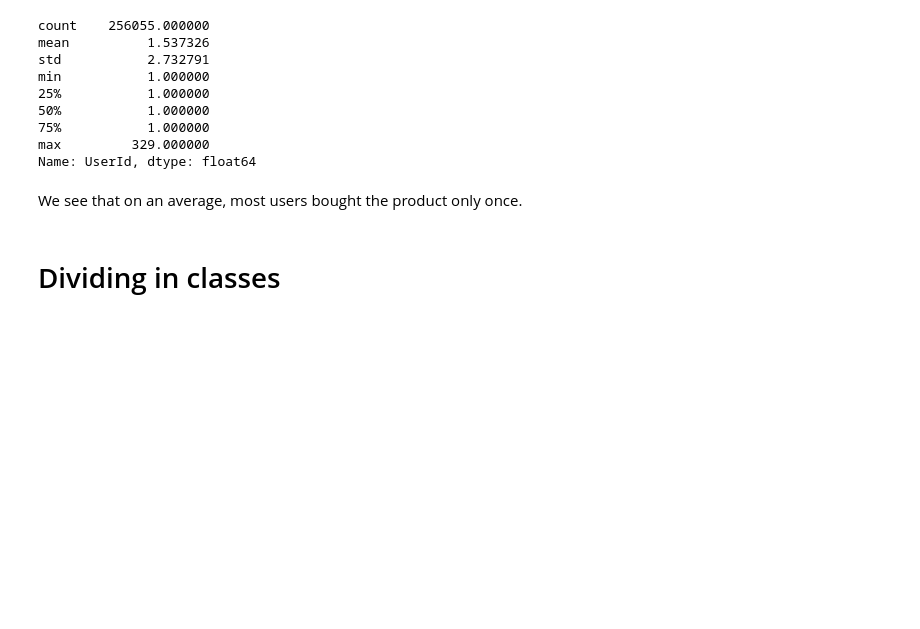
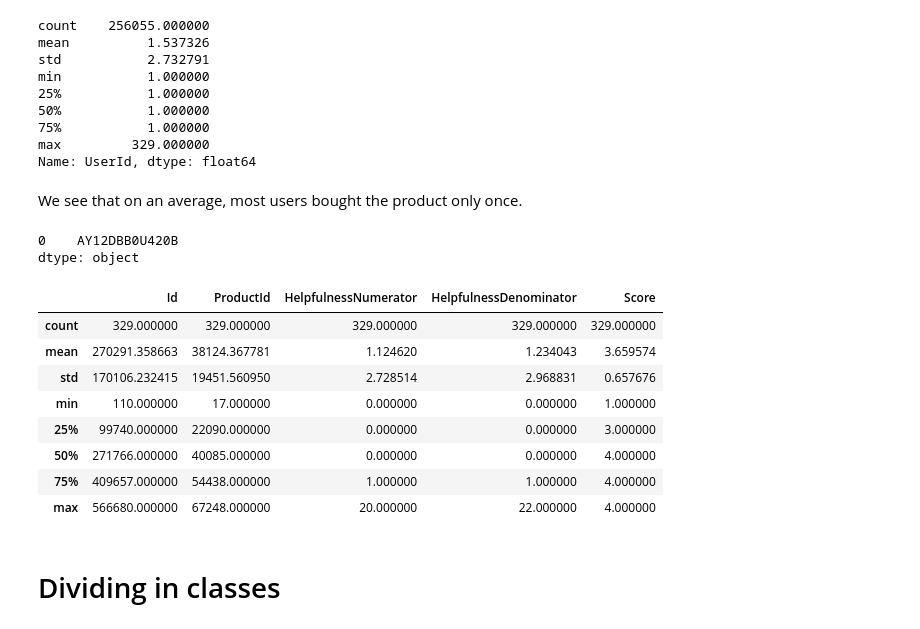
Before and after one commit to shivani-nandani/sentiment-analysis, a Jupyter notebook: codes/data_analysis.ipynb, the cells around one changed output. Drawn from its saved outputs; the diff is of its cells as text; code cells hidden in the pictures; blank space fills up the shorter version.

Commit message:
added to user data analysis

```diff
--- a/codes/data_analysis.ipynb
+++ b/codes/data_analysis.ipynb
@@ -167,6 +167,23 @@ max         329.000000
 Name: UserId, dtype: float64
 # %% [markdown]
 We see that on an average, most users bought the product only once.
+# %%
+df['UserId'].mode()
+# %% [output]
+0    AY12DBB0U420B
+dtype: object
+# %%
+df[df['UserId']=='AY12DBB0U420B'].describe()
+# %% [output]
+|  | Id | ProductId | HelpfulnessNumerator | HelpfulnessDenominator | Score |
+| count | 329.000000 | 329.000000 | 329.000000 | 329.000000 | 329.000000 |
+| mean | 270291.358663 | 38124.367781 | 1.124620 | 1.234043 | 3.659574 |
+| std | 170106.232415 | 19451.560950 | 2.728514 | 2.968831 | 0.657676 |
+| min | 110.000000 | 17.000000 | 0.000000 | 0.000000 | 1.000000 |
+| 25% | 99740.000000 | 22090.000000 | 0.000000 | 0.000000 | 3.000000 |
+| 50% | 271766.000000 | 40085.000000 | 0.000000 | 0.000000 | 4.000000 |
+| 75% | 409657.000000 | 54438.000000 | 1.000000 | 1.000000 | 4.000000 |
+| max | 566680.000000 | 67248.000000 | 20.000000 | 22.000000 | 4.000000 |
 # %% [markdown]
 # Dividing in classes
 # %%
```
